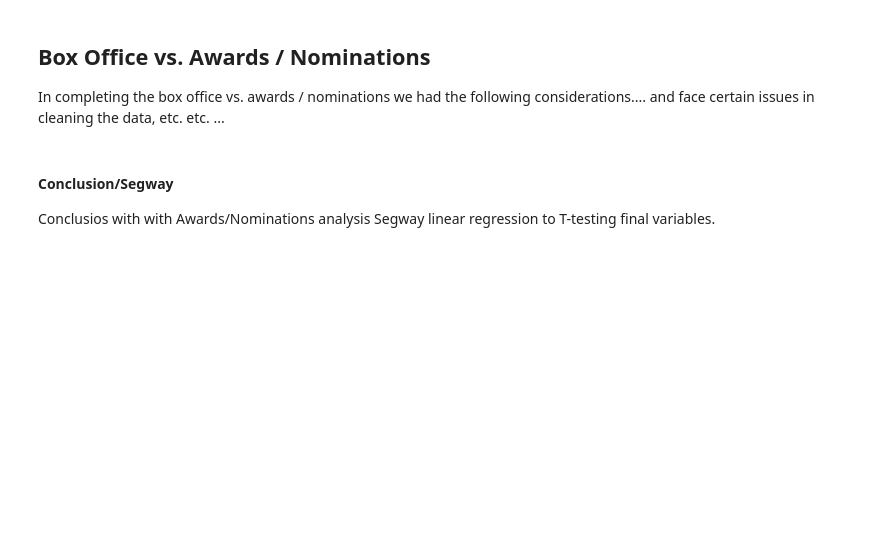
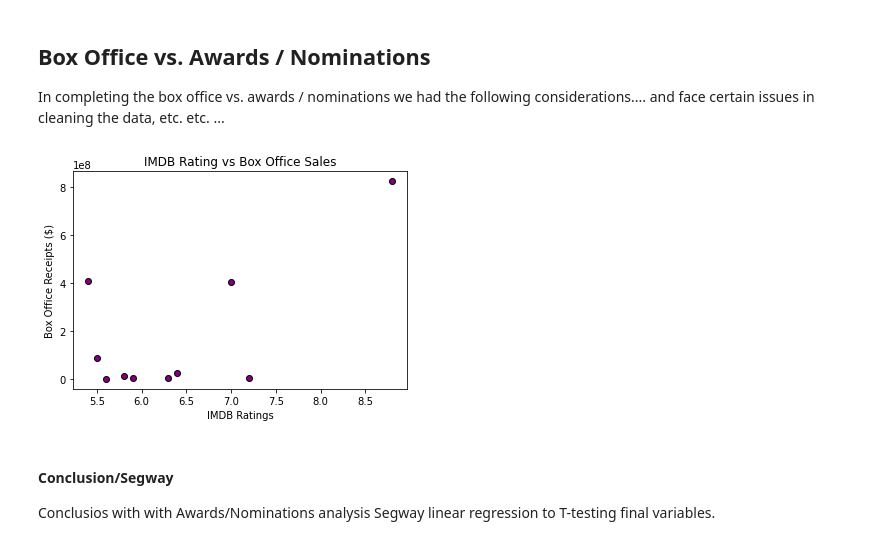
Before and after one commit to kellrow80/Project-1, a Jupyter notebook: Movie_DataQuest.ipynb, the cells around one changed output. Saved outputs shown, nothing was run; the diff lists cells and outputs as text; code cells hidden in the pictures; blank space fills up the shorter version.

```diff
--- a/Movie_DataQuest.ipynb
+++ b/Movie_DataQuest.ipynb
@@ -258,0 +318,5 @@ movie_sample
+# %%
+movie_sample_csv = "Resources/movie_sample.csv"
+movie_sample = pd.read_csv(movie_sample_csv, encoding="UTF-8")
+
+movie_sample
@@ -438,14 +540,16 @@ Segway to Awards / Nominations (Jim's Stuff).
 In completing the box office vs. awards / nominations we had the following considerations....
 and face certain issues in cleaning the data, etc. etc. ...
 # %%
-x_values = float(movie_sample["IMDB Rating"])
-y_values = float(movie_sample["Box Office"])
+x_values = movie_sample["IMDB Rating"]
+y_values = movie_sample["Box Office"]
 plt.xlabel("IMDB Ratings")
 plt.ylabel("Box Office Receipts ($)")
 plt.title("IMDB Rating vs Box Office Sales")
 plt.scatter(x_values, y_values, marker = "o", facecolors = "purple", edgecolors="black")
 
 plt.show()
+# %% [output]
+[figure, added]
 # %%
 # Do linear Regression and plot
 
```
Also changed, not shown: parts of 15 cells of this notebook, 1 other file.
